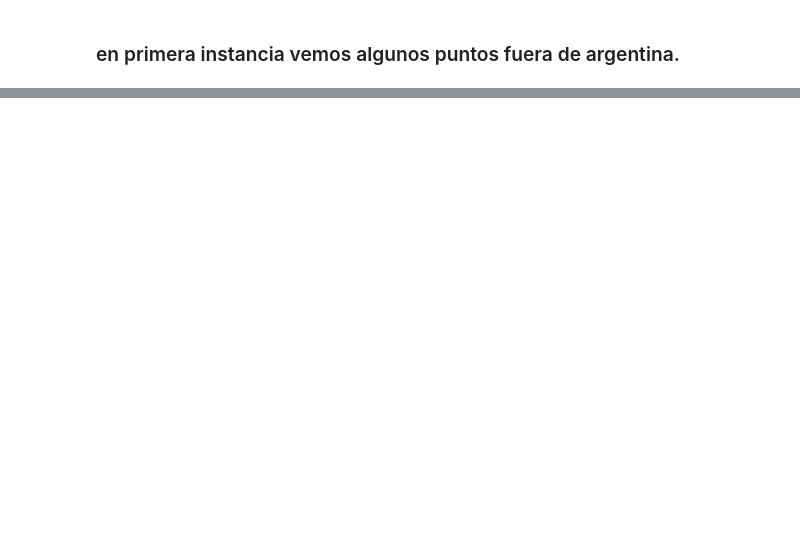
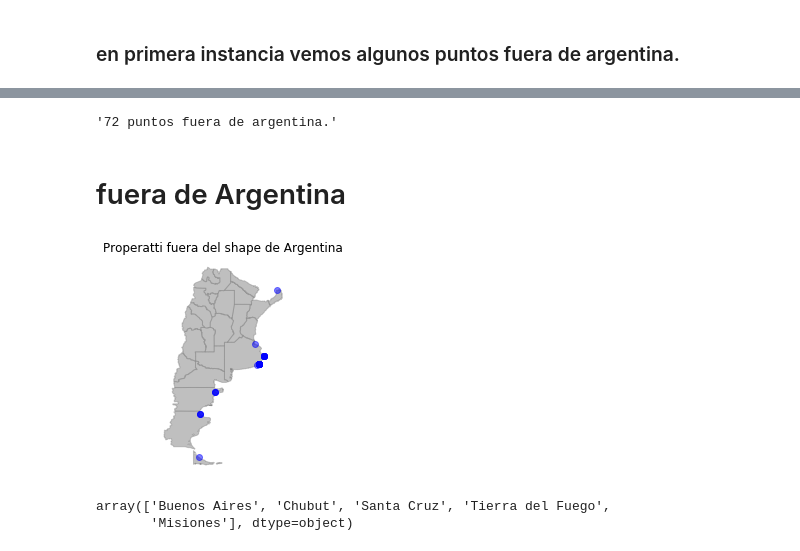
Before and after one commit to DaianaSussi/Desafio-1---DH, a Jupyter notebook: exploracion.ipynb, the cells around one changed output, grey strips where cells are left out. Saved outputs shown, nothing was run; the diff lists cells and outputs as text; code cells hidden in the pictures; blank space fills up the shorter version.

```diff
--- a/exploracion.ipynb
+++ b/exploracion.ipynb
@@ -301,0 +576,6 @@ pd.get_dummies(df.property_type)
+# %%
+'72 puntos fuera de argentina.'
+# %% [output]
+'72 puntos fuera de argentina.'
+# %% [markdown]
+# fuera de Argentina
@@ -301,0 +593,17 @@ pd.get_dummies(df.property_type)
+# %%
+# anteriormente hemos obtenido esta lista, pero para dejar de correr esos largos procesos, la establecemos aquí.
+fuera_list = [667, 5139, 12197, 12411, 13448, 13931, 14155, 14157, 15870, 16837, 17031, 22161, 22214, 22376, 22377, 22393, 23624, 24630, 28629, 29477, 30126, 31616, 31618, 32533, 33830, 34803, 35176, 35614, 36874, 39841, 39860, 39871, 43280, 46036, 46739, 48370, 51958, 53376, 53641, 54688, 56423, 56425, 56430, 56996, 57752, 58489, 58904, 59204, 60303, 60771, 60773, 61498, 61506, 62637, 63511, 66455, 69329, 74403, 79179, 79250, 88816, 93480, 93939, 97685, 97788, 97793, 97888, 100043, 109690, 119569, 119830, 121139]
+# %%
+fuera_arg = geodf.loc[fuera_list]
+# %%
+fig = plt.figure(figsize=(4,4)) ; ax = fig.add_subplot(1,1,1)
+
+provincias.plot(ax=ax,alpha=0.4,color='white',edgecolor='grey')
+argentina.plot(ax=ax,alpha=0.5,color='grey')
+# ploteamos en verde los que vinieron en el dataframe
+fuera_arg.plot(ax=ax,color='blue',alpha=0.5)
+
+ax.set_axis_off() ; plt.axis('equal')
+ax.set_title('Properatti fuera del shape de Argentina');
+# %% [output]
+[figure, added]
@@ -301,0 +622,6 @@ pd.get_dummies(df.property_type)
+# %%
+prov_fuera_arg = fuera_arg.prov.unique()
+prov_fuera_arg
+# %% [output]
+array(['Buenos Aires', 'Chubut', 'Santa Cruz', 'Tierra del Fuego',
+       'Misiones'], dtype=object)
```
Also changed, not shown: parts of 115 cells of this notebook.
